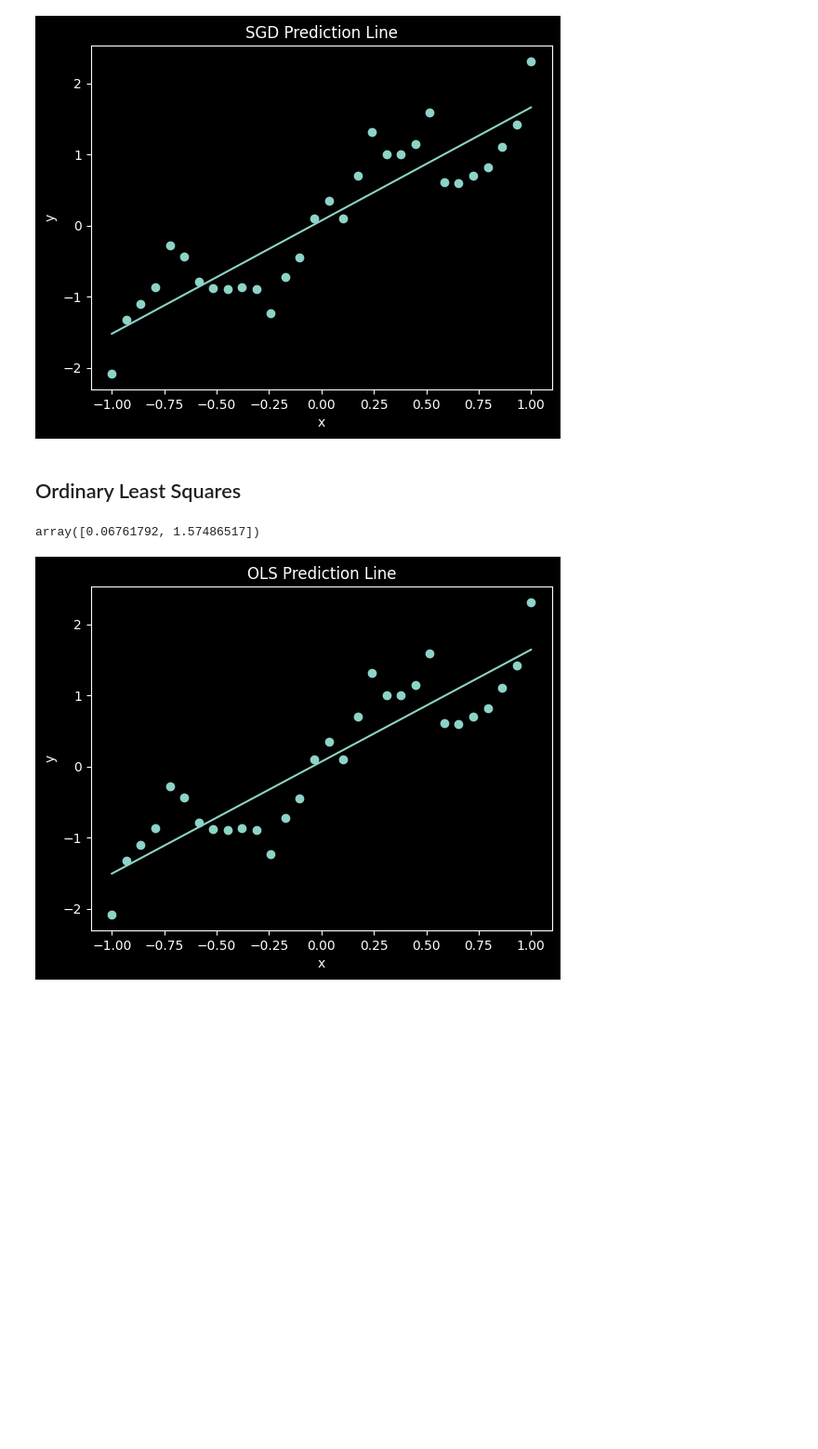
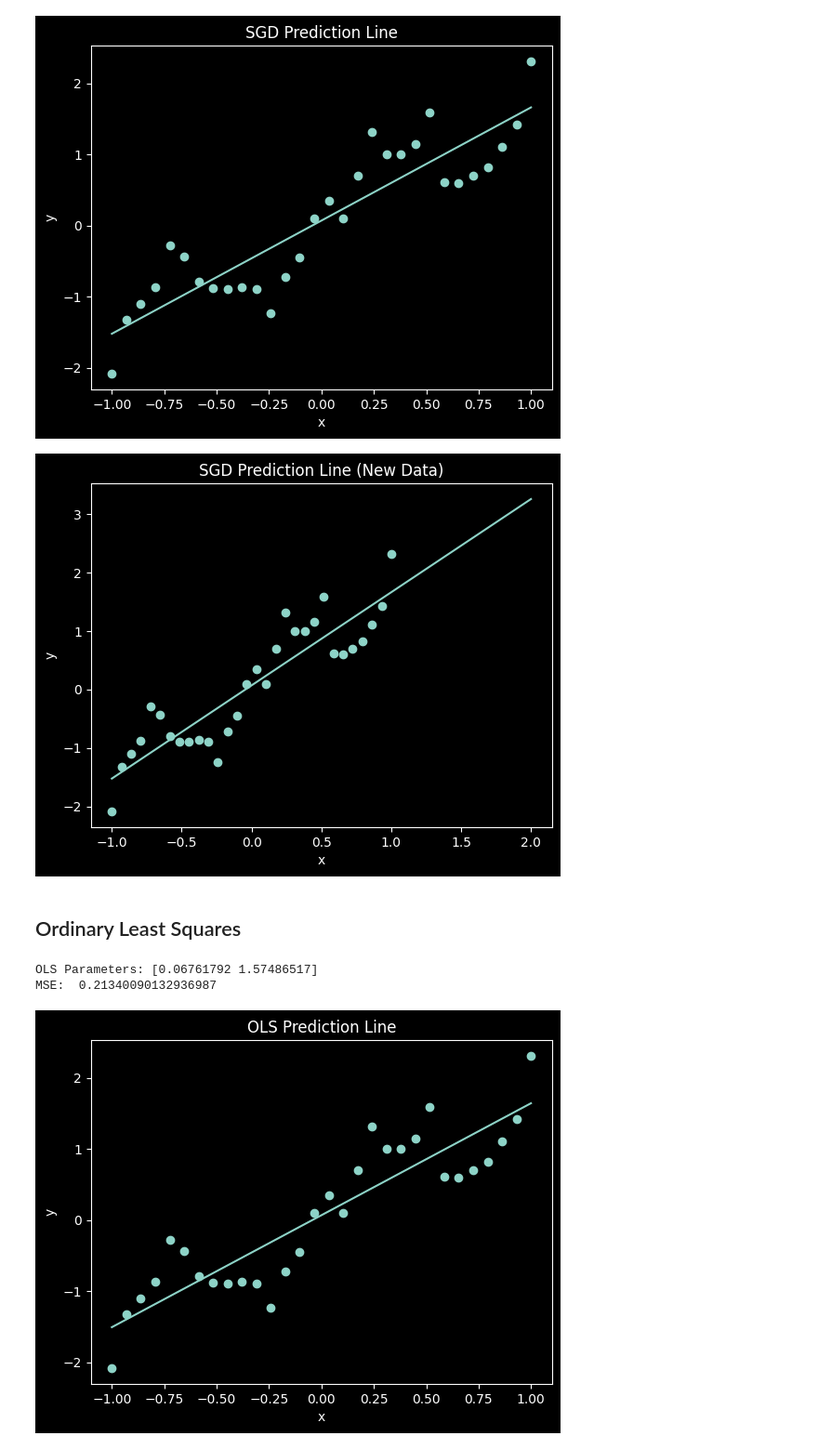
Before and after one commit to viniciuspxc/Reconhecimento_de_Padroes, a Jupyter notebook: Listas/Lista 1/Lista 01.ipynb, the cells around one changed output. Shown at 93% size. Drawn from its saved outputs; the diff is of its cells as text; code cells hidden in the pictures; blank space fills up the shorter version.

```diff
--- a/Listas/Lista 1/Lista 01.ipynb
+++ b/Listas/Lista 1/Lista 01.ipynb
@@ -118,13 +132,14 @@ class StochasticGradientDescent:
         self.epochs = epochs
         self.w0 = 0
         self.w1 = 0
-        self.cost_per_iteration = []
+        self.cost_per_iteration = None
         self.output_dir = output_dir
 
     def fit(self, x, y, plot=False):
         self.w0 = 0
         self.w1 = 0
         count = 0
+        self.cost_per_iteration = []
 
         for epoch in range(self.epochs):
             error_list = []
@@ -187,6 +203,16 @@ plt.title('SGD Prediction Line')
 plt.show()
 # %% [output]
 [figure]
+# %%
+new_data = np.arange(-1, 2.1, 0.1)
+plt.scatter(data['x'], data['y'])
+plt.plot(new_data, SGD.predict(new_data))
+plt.xlabel('x')
+plt.ylabel('y')
+plt.title('SGD Prediction Line (New Data)')
+plt.show()
+# %% [output]
+[figure, added]
 # %% [markdown]
 ## Ordinary Least Squares
 # %%
@@ -212,8 +241,11 @@ class OrdinaryLeastSquares:
         return x @ self.w
 # %%
 OLS = OrdinaryLeastSquares()
-# %%
-OLS.fit(df['x'], df['y'])
-# %% [output]
-array([0.06761792, 1.57486517])
+# %%
+OLS.fit(data['x'], data['y'])
+print('OLS Parameters:', OLS.w)
+print('MSE: ', OLS.mse)
+# %% [output]
+OLS Parameters: [0.06761792 1.57486517]
+MSE:  0.21340090132936987
 # %%
```
Also changed, not shown: parts of 16 cells of this notebook, 1 other file.
